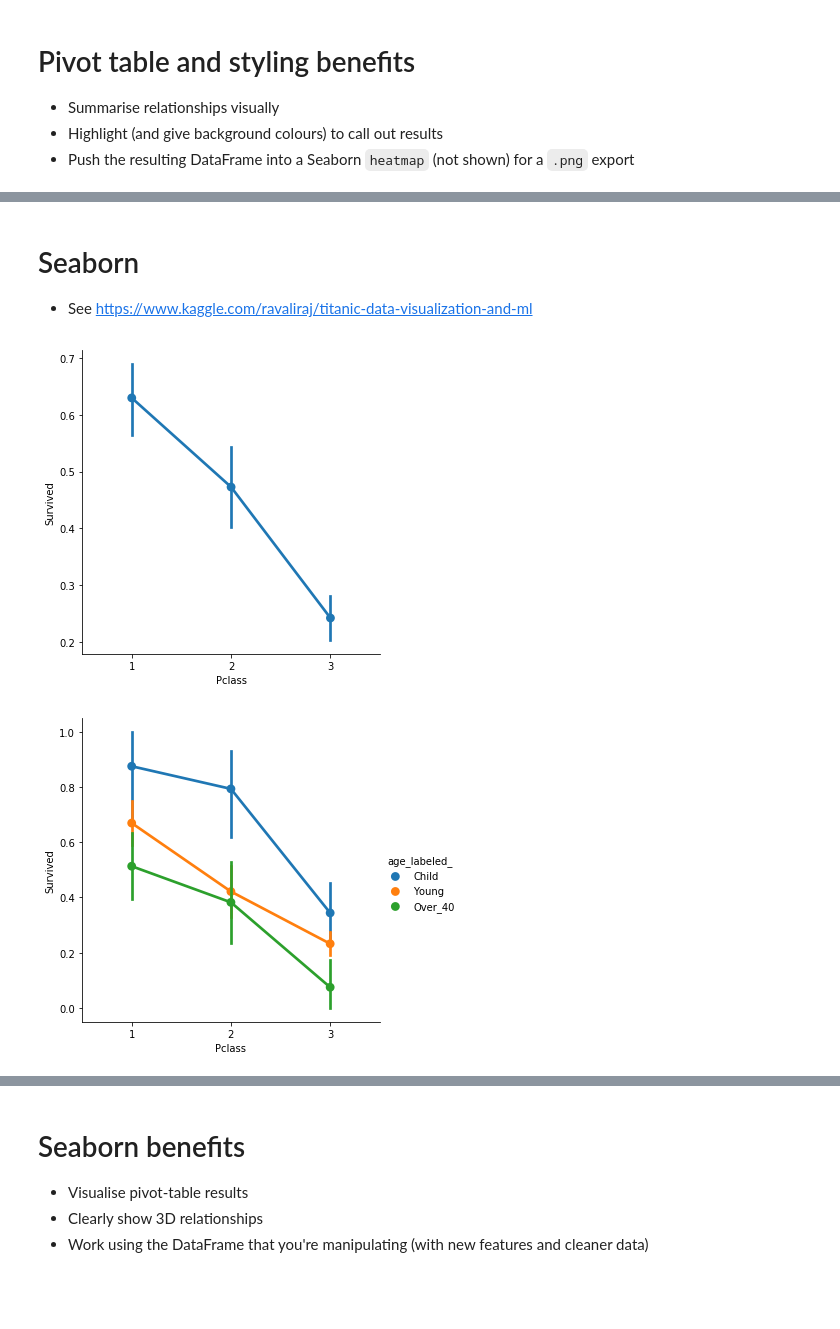
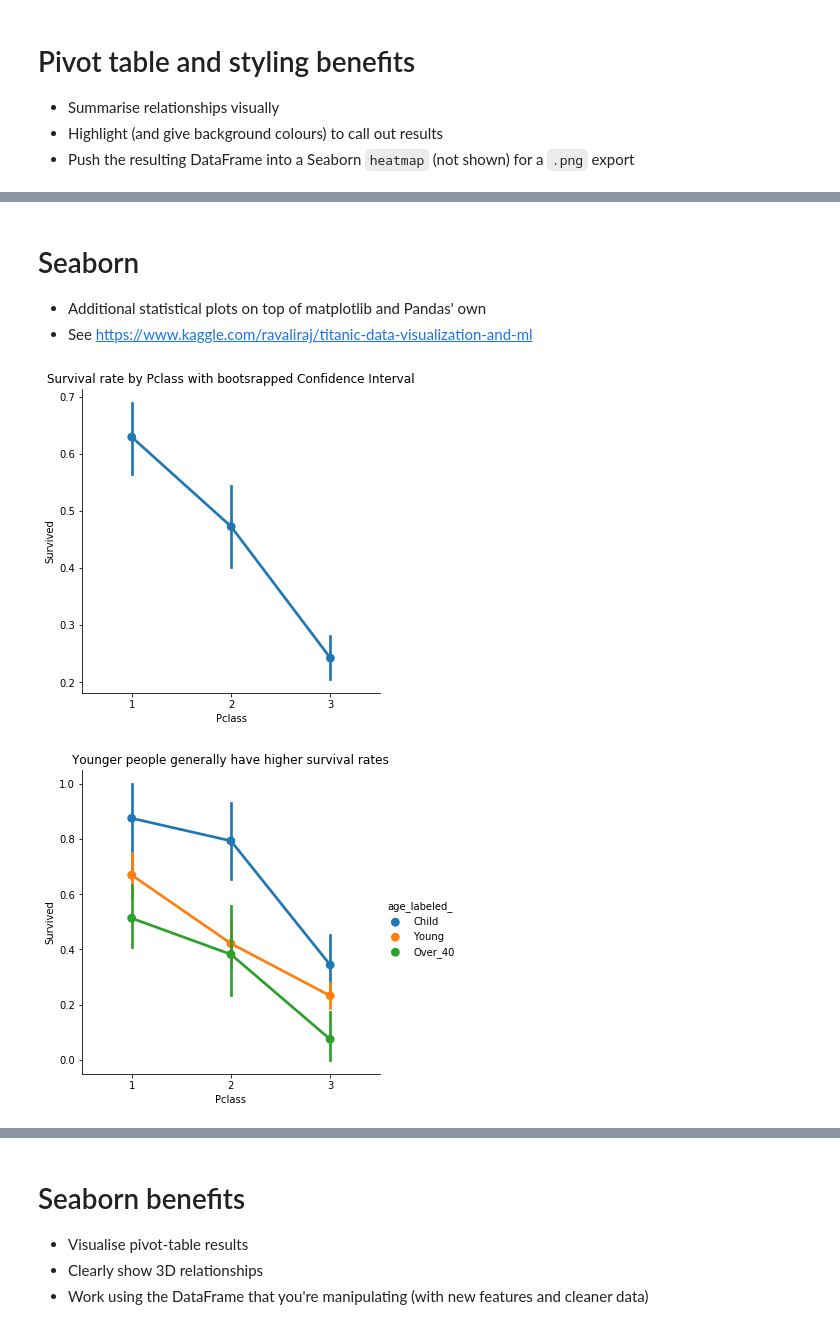
Before and after one commit to ianozsvald/pyconuk2018_diagramatic_diagnosis_of_data, a Jupyter notebook: pyconuk2018_slides.ipynb, the cells around one changed output, grey strips where cells are left out. Saved outputs shown, nothing was run; the diff lists cells and outputs as text; code cells hidden in the pictures; blank space fills up the shorter version.

```diff
--- a/pyconuk2018_slides.ipynb
+++ b/pyconuk2018_slides.ipynb
@@ -79,14 +80,3 @@ titanic.head()
 | 3 | 1.0 | 3 | Heikkinen, Miss. Laina | female | 26.0 | 0 | 0 | STON/O2. 3101282 | 7.9250 | NaN | ... |
 | 4 | 1.0 | 1 | Futrelle, Mrs. Jacques Heath (Lil... | female | 35.0 | 1 | 0 | 113803 | 53.1000 | C123 | ... |
 | 5 | 0.0 | 3 | Allen, Mr. William Henry | male | 35.0 | 0 | 0 | 373450 | 8.0500 | NaN | ... |
-# %%
-# https://github.com/datapythonista/towards_pandas_1/blob/master/Towards%20pandas%201.0.ipynb
-# https://twitter.com/datapythonista
-titanic['age_'] = titanic.Age.fillna(titanic.Age.median())
-
-# set a `child` option if person, regardless of male/female, is a child
-#titanic['person_'] = titanic.Sex.where(titanic.age_ >= 18, 'child')
-#titanic.person_.value_counts()
-
-titanic['is_male'] = (titanic.Sex == 'male').astype(np.float_)
-titanic.is_male.value_counts()
@@ -179,13 +194,16 @@ Survival rates by class and age
 # %% [markdown]
 # Seaborn
 
+* Additional statistical plots on top of matplotlib and Pandas' own
 * See https://www.kaggle.com/ravaliraj/titanic-data-visualization-and-ml
 # %%
-sns.catplot('Pclass', 'Survived', data=titanic, kind='point');
+fg = sns.catplot('Pclass', 'Survived', data=titanic, kind='point')
+fg.ax.set_title("Survival rate by Pclass with bootsrapped Confidence Interval");
 # %% [output]
-[figure, old version]
+[figure, new version]
 # %%
-sns.catplot('Pclass', 'Survived', data=titanic, hue='age_labeled_', kind='point');
+fg = sns.catplot('Pclass', 'Survived', data=titanic, hue='age_labeled_', kind='point');
+fg.ax.set_title("Younger people generally have higher survival rates");
 # %% [output]
-[figure, old version]
+[figure, new version]
 # %%
```
Also changed, not shown: parts of 30 cells of this notebook, 2 other files.
